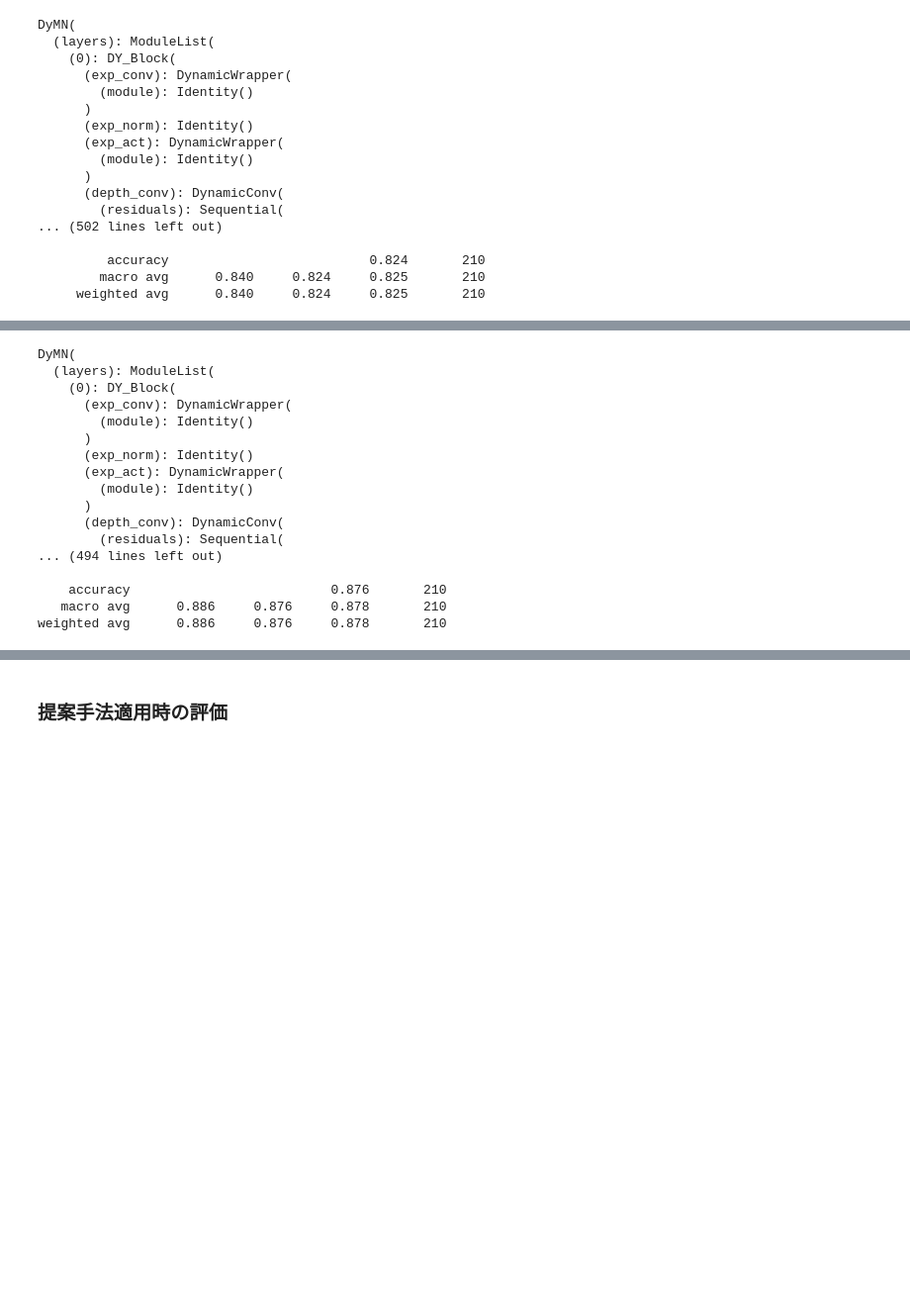
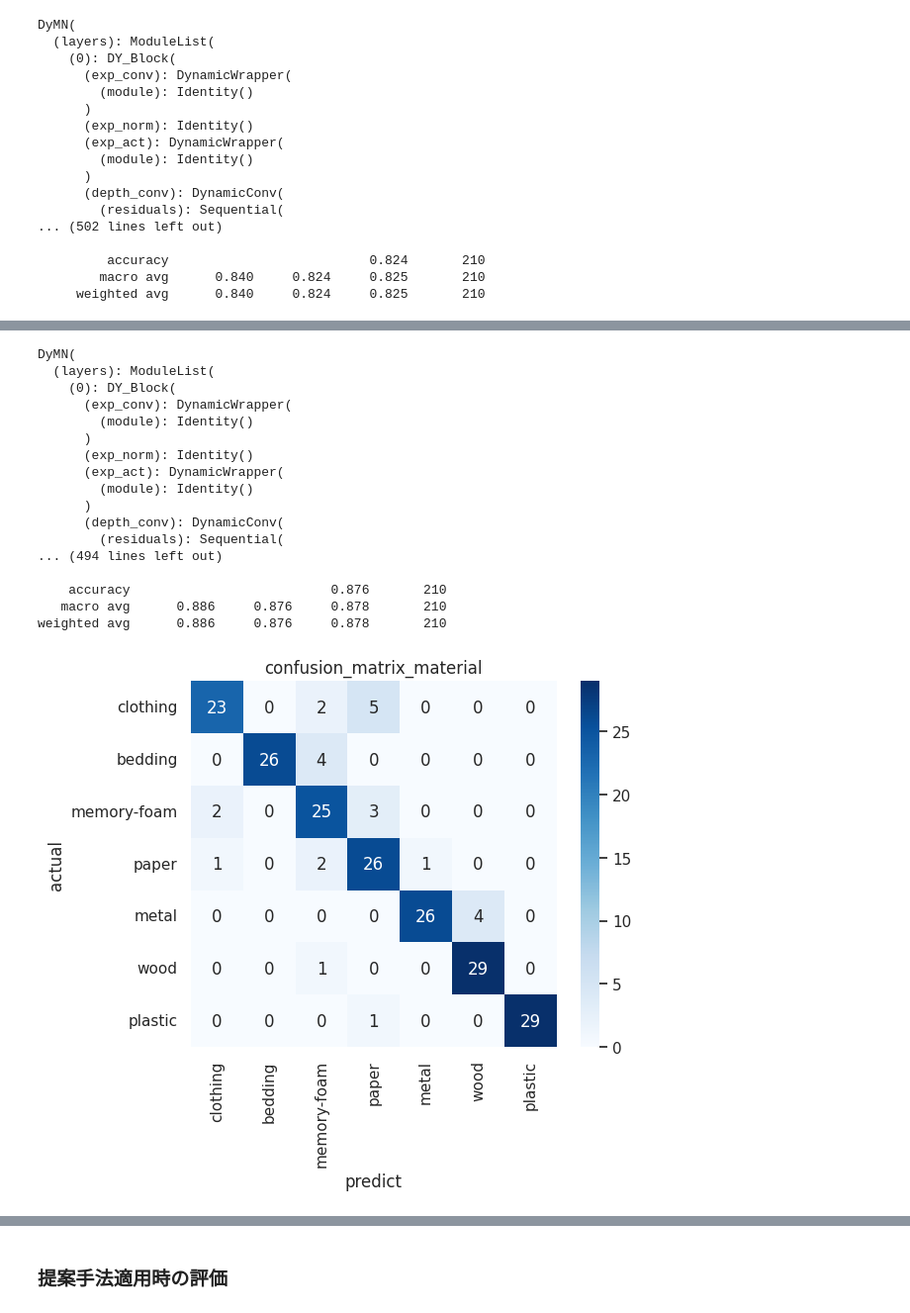
Before and after one commit to nish247/CNN_contact-obj, a Jupyter notebook: main.ipynb, the cells around one changed output, grey strips where cells are left out. Shown at 99% size. Drawn from its saved outputs; the diff is of its cells as text; code cells hidden in the pictures; blank space fills up the shorter version.

```diff
--- a/main.ipynb
+++ b/main.ipynb
@@ -2257,33 +2263,39 @@ test = torch.utils.data.TensorDataset(test_feature, test_labels[:,label_num])
 # データローダに読み込む
 
 # バッチサイズ
 batch_size = 50
 
 # shuffle はデフォルトで False のため、学習データのみ True に指定
 train_loader = torch.utils.data.DataLoader(train, batch_size)
 val_loader = torch.utils.data.DataLoader(val, batch_size)
 test_loader = torch.utils.data.DataLoader(test, batch_size)
 
 matPreds , matActuals, matReport , matConfidences = EvalCNN_trained(test_loader,device,1,2,matModel_eval)
 print(matReport)
+
+MakeConfusionMatrix(actual = matActuals,
+predict = matPreds,
+target = matLabel,
+subject = 'material')
 # %% [output]
 DyMN(
   (layers): ModuleList(
     (0): DY_Block(
       (exp_conv): DynamicWrapper(
         (module): Identity()
       )
       (exp_norm): Identity()
       (exp_act): DynamicWrapper(
         (module): Identity()
       )
       (depth_conv): DynamicConv(
         (residuals): Sequential(
 ... (494 lines left out)
 
     accuracy                          0.876       210
    macro avg      0.886     0.876     0.878       210
 weighted avg      0.886     0.876     0.878       210
+[figure, added]
 # %%
 model_path = 'data/models_saved/202406302343_objModel_2.pth'
 objModel_eval = torch.load(model_path)
```
Also changed, not shown: parts of 6 cells of this notebook.
